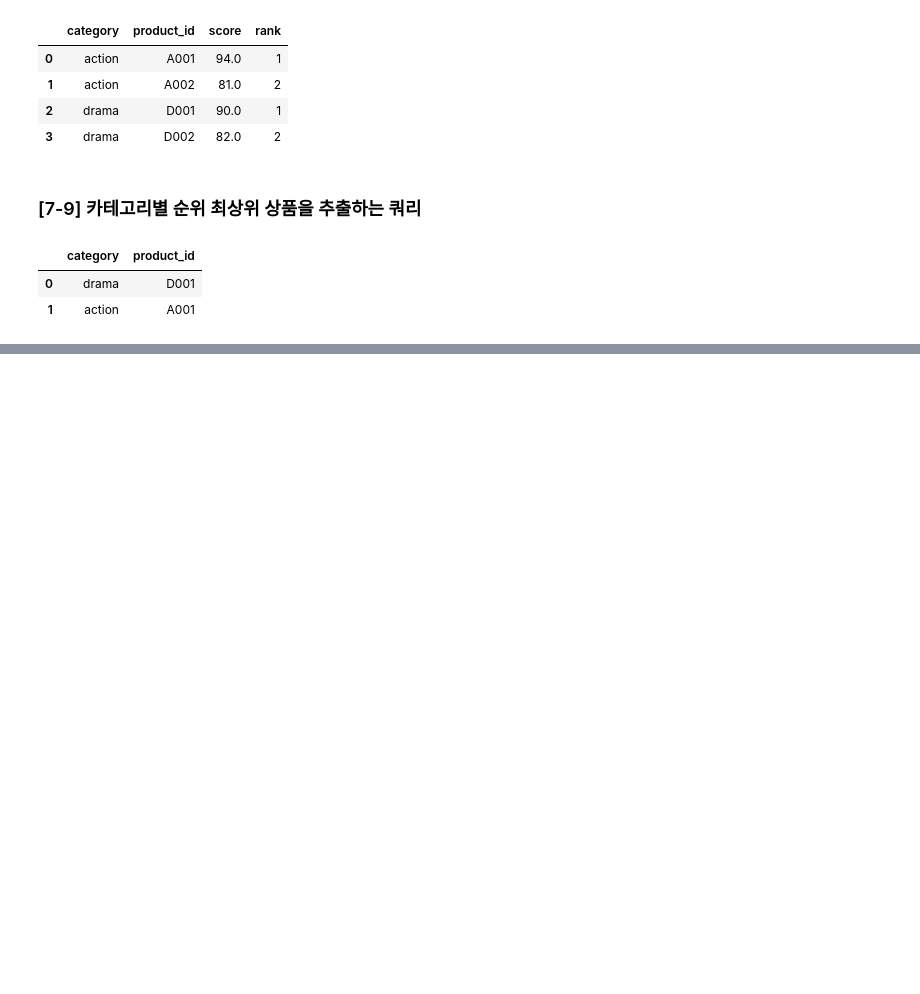
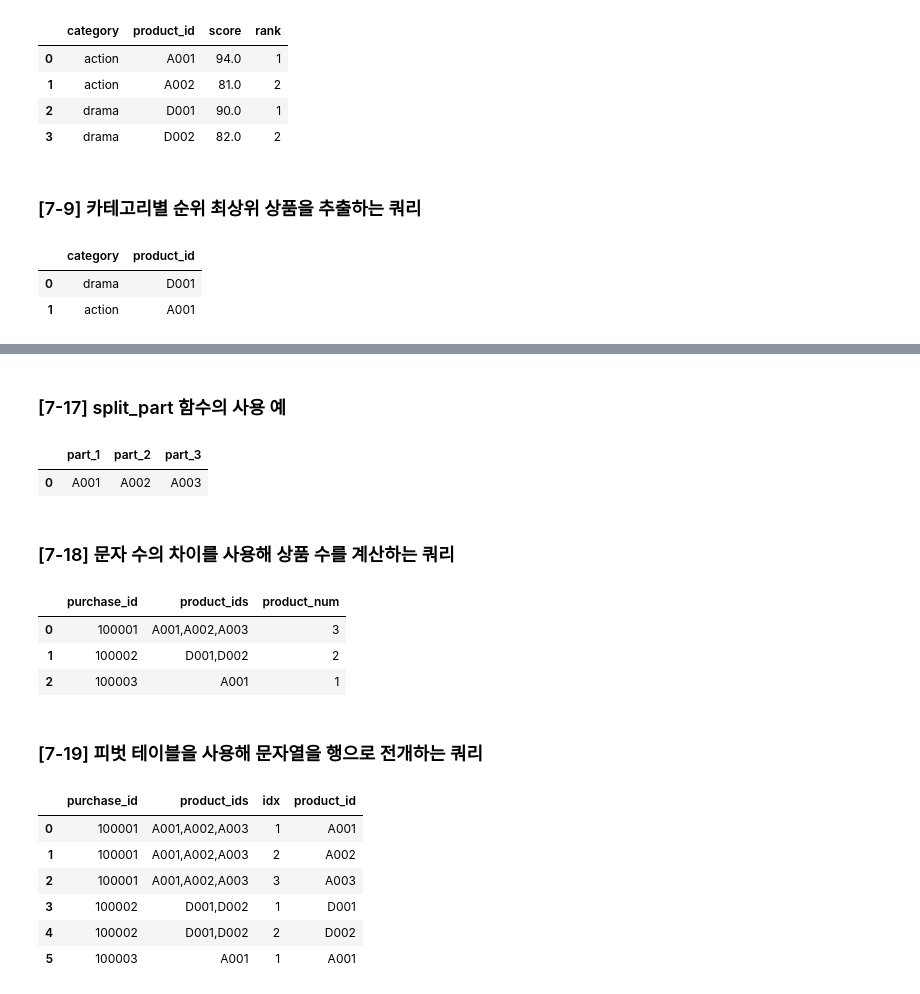
Before and after one commit to mittwoch09/Today-I-Learned, a Jupyter notebook: DataAnalysis/sql_for_data_processing_2.ipynb, the cells around one changed output, grey strips where cells are left out. Drawn from its saved outputs; the diff is of its cells as text; code cells hidden in the pictures; blank space fills up the shorter version.

```diff
--- a/DataAnalysis/sql_for_data_processing_2.ipynb
+++ b/DataAnalysis/sql_for_data_processing_2.ipynb
@@ -359,0 +564,73 @@ select(query_79)
+# %% [markdown]
+### [7-17] split_part 함수의 사용 예
+# %%
+query_717 = """
+        SELECT
+           -- split_part 함수는 문자열을 쉼표 등의 구분자로 분할해 n번째 요소를 추출
+           split_part('A001,A002,A003', ',', 1) AS part_1
+         , split_part('A001,A002,A003', ',', 2) AS part_2
+         , split_part('A001,A002,A003', ',', 3) AS part_3
+        ;
+        """
+
+select(query_717)
+# %% [output]
+|  | part_1 | part_2 | part_3 |
+| 0 | A001 | A002 | A003 |
+# %% [markdown]
+### [7-18] 문자 수의 차이를 사용해 상품 수를 계산하는 쿼리
+# %%
+query_718 = """
+        SELECT
+           purchase_id
+           -- char_length 함수는 문자 수를 세는 함수
+           -- ','(콤마) 갯수 차이를 구하여 상품 수를 계산
+         , product_ids
+         , 1 + char_length(product_ids)
+             - char_length(replace(product_ids, ',', ''))
+           AS product_num
+        FROM
+           purchase_log
+        ;
+        """
+
+select(query_718)
+# %% [output]
+|  | purchase_id | product_ids | product_num |
+| 0 | 100001 | A001,A002,A003 | 3 |
+| 1 | 100002 | D001,D002 | 2 |
+| 2 | 100003 | A001 | 1 |
+# %% [markdown]
+### [7-19] 피벗 테이블을 사용해 문자열을 행으로 전개하는 쿼리
+# %%
+query_719 = """
+        SELECT
+           l.purchase_id
+         , l.product_ids
+           -- 삼품 수만큼 순번 붙이기
+         , p.idx
+           -- 문자열을 쉼표로 구분해서 분할하고, idx번째 요소 추출하기
+         , split_part(l.product_ids, ',', p.idx) AS product_id
+        FROM
+           purchase_log AS l
+        JOIN
+          (          SELECT 1 AS idx
+           UNION ALL SELECT 2 AS idx
+           UNION ALL SELECT 3 AS idx
+          ) AS p
+          -- 피벗 테이블의 id가 상품 수 이하의 경우 결합하기
+          ON p.idx <=
+            (1 + char_length(l.product_ids)
+               - char_length(replace(l.product_ids, ',', '')))
+        ;
+        """
+
+select(query_719)
+# %% [output]
+|  | purchase_id | product_ids | idx | product_id |
+| 0 | 100001 | A001,A002,A003 | 1 | A001 |
+| 1 | 100001 | A001,A002,A003 | 2 | A002 |
+| 2 | 100001 | A001,A002,A003 | 3 | A003 |
+| 3 | 100002 | D001,D002 | 1 | D001 |
+| 4 | 100002 | D001,D002 | 2 | D002 |
+| 5 | 100003 | A001 | 1 | A001 |
```
Also changed, not shown: parts of 18 cells of this notebook.
